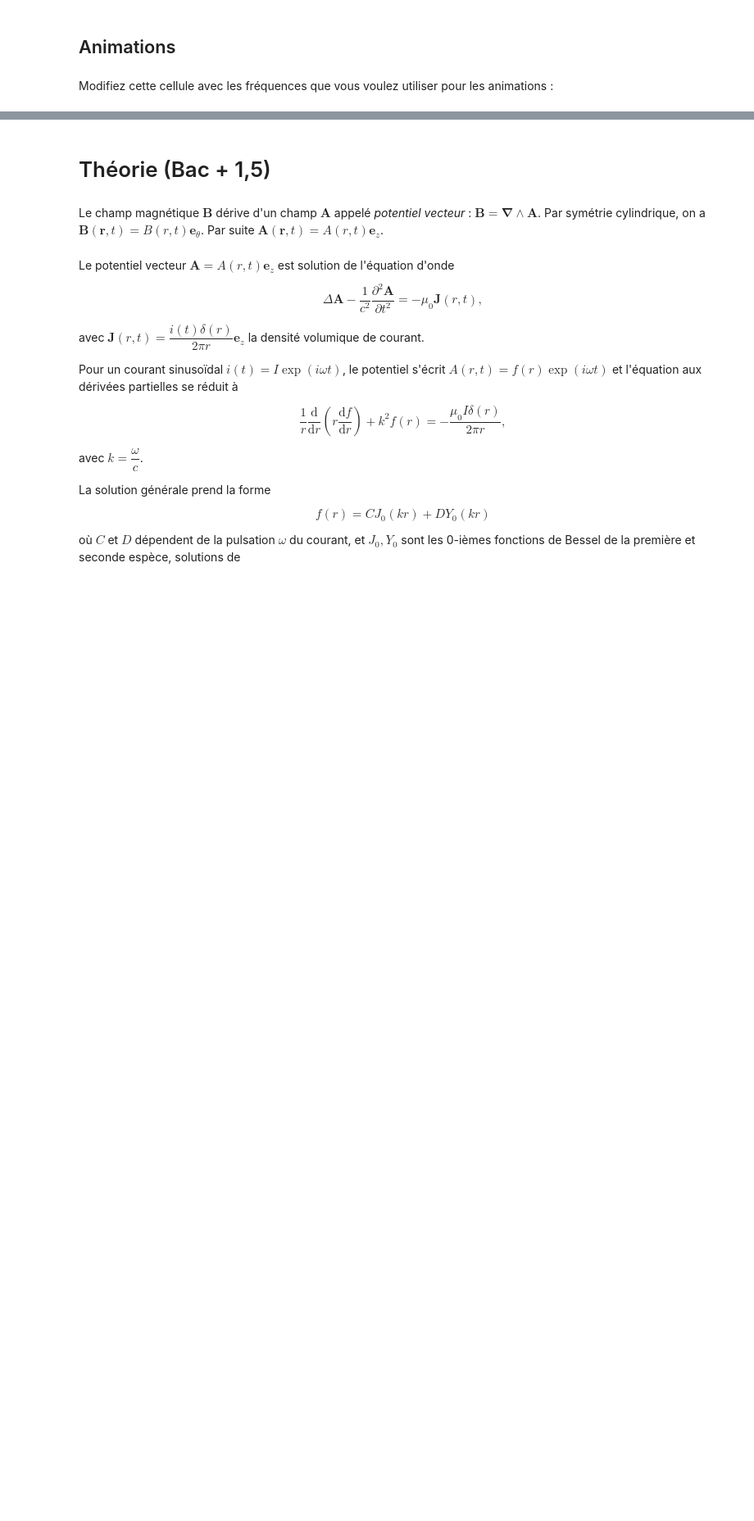
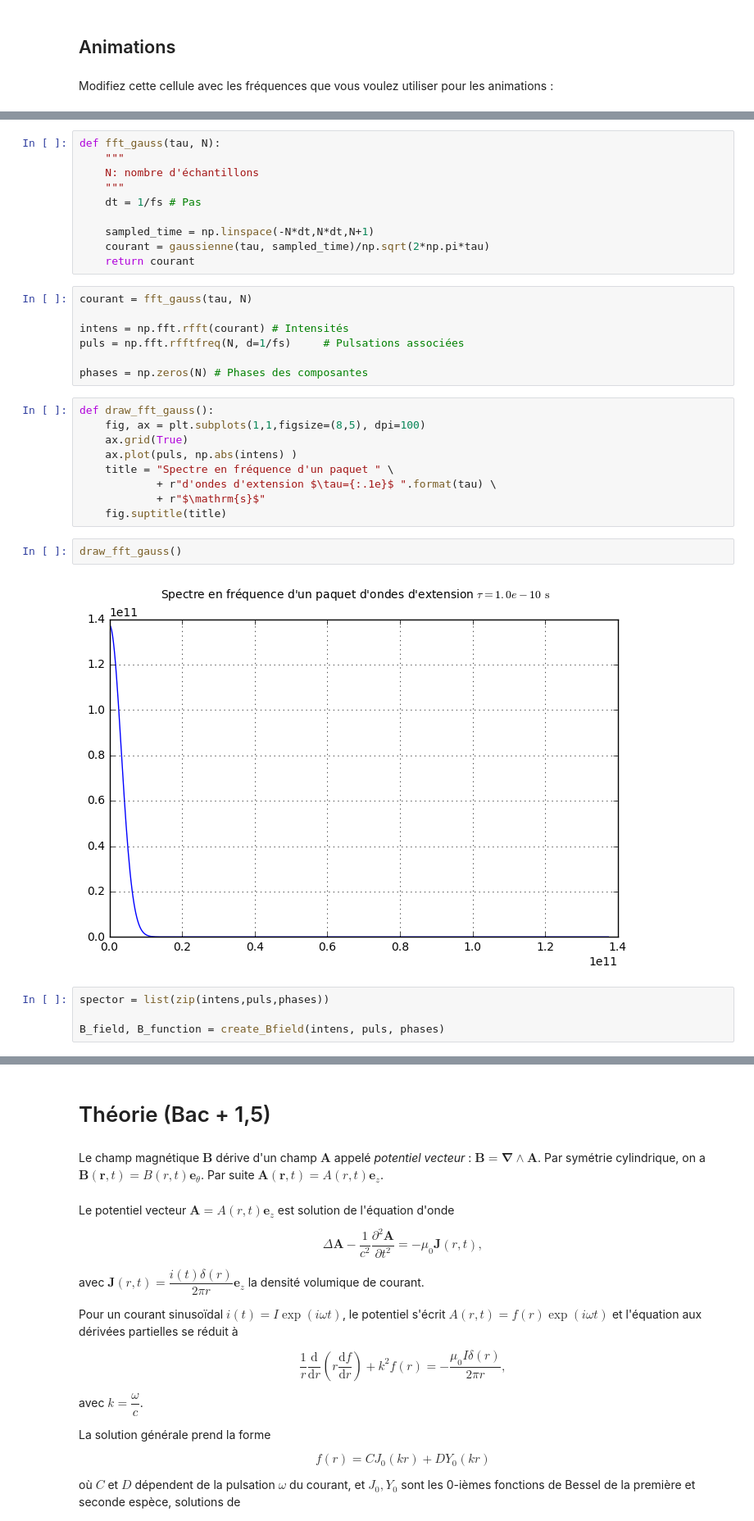
Before and after one commit to ManifoldFR/appro-phy-ts, a Jupyter notebook: parts/electrostat/champmag_courantvariable/variableCurrent_field.ipynb, the cells around one changed output, grey strips where cells are left out. Shown at 82% size. Cells and saved outputs as stored; diff of their text form; blank space fills up the shorter version.

```diff
--- a/parts/electrostat/champmag_courantvariable/variableCurrent_field.ipynb
+++ b/parts/electrostat/champmag_courantvariable/variableCurrent_field.ipynb
@@ -250,0 +264,34 @@ graphe_B(times_an, True)
+# %%
+def fft_gauss(tau, N):
+    """
+    N: nombre d'échantillons
+    """
+    dt = 1/fs # Pas
+
+    sampled_time = np.linspace(-N*dt,N*dt,N+1)
+    courant = gaussienne(tau, sampled_time)/np.sqrt(2*np.pi*tau)
+    return courant
+# %%
+courant = fft_gauss(tau, N)
+
+intens = np.fft.rfft(courant) # Intensités
+puls = np.fft.rfftfreq(N, d=1/fs)     # Pulsations associées
+
+phases = np.zeros(N) # Phases des composantes
+# %%
+def draw_fft_gauss():
+    fig, ax = plt.subplots(1,1,figsize=(8,5), dpi=100)
+    ax.grid(True)
+    ax.plot(puls, np.abs(intens) )
+    title = "Spectre en fréquence d'un paquet " \
+            + r"d'ondes d'extension $\tau={:.1e}$ ".format(tau) \
+            + r"$\mathrm{s}$"
+    fig.suptitle(title)
+# %%
+draw_fft_gauss()
+# %% [output]
+[figure, added]
+# %%
+spector = list(zip(intens,puls,phases))
+
+B_field, B_function = create_Bfield(intens, puls, phases)
```
Also changed, not shown: parts of 22 cells of this notebook, 6 other files.
